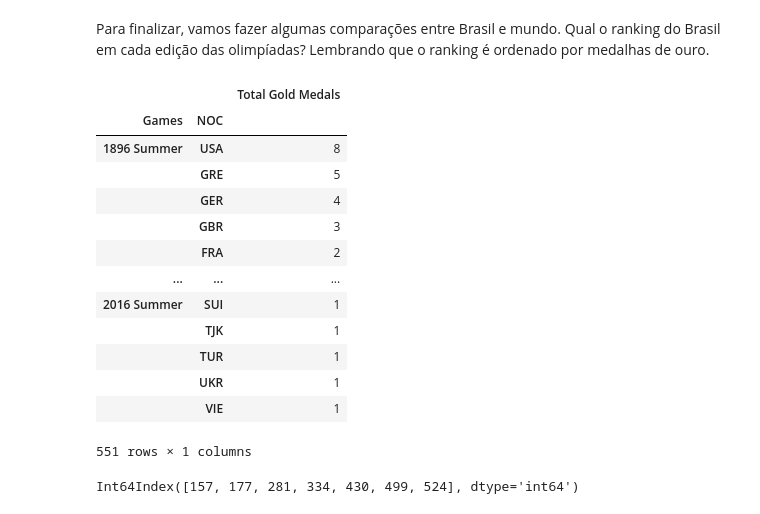
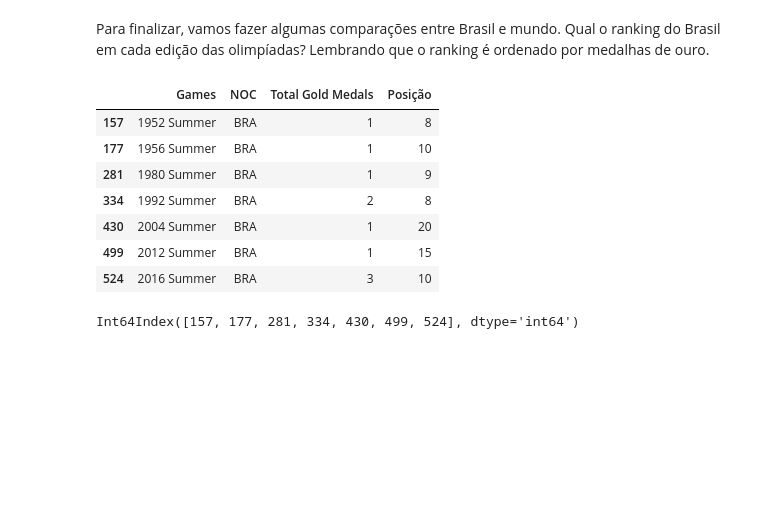
Before and after one commit to pedrobsantana/Projeto-I-Olimpiadas, a Jupyter notebook: Projeto - Pandas.ipynb, the cells around one changed output. Drawn from its saved outputs; the diff is of its cells as text; code cells hidden in the pictures; blank space fills up the shorter version.

```diff
--- a/Projeto - Pandas.ipynb
+++ b/Projeto - Pandas.ipynb
@@ -725,25 +725,23 @@ Para finalizar, vamos fazer algumas comparações entre Brasil e mundo. Qual o r
 # %%
 # considerando só os jogos de verão...
 
 df_jogos_ouro = pd.DataFrame(df_atletas_com_medalhas_evento_ouro.groupby(by = ['Games'])['NOC'].value_counts())
 df_jogos_ouro.rename(columns = {'NOC': 'Total Gold Medals'}, inplace = True)
 df_jogos_ouro_2 = df_jogos_ouro.reset_index()
-df_jogos_ouro
+df_jogos_ouro_2
+series_cumcount = df_jogos_ouro_2.groupby('Games').cumcount()
+df_jogos_ouro_2['Posição'] = series_cumcount +1
+
+df_jogos_ouro_2[df_jogos_ouro_2['NOC'] == 'BRA']
 # %% [output]
-|  |  | Total Gold Medals |
-| Games | NOC |  |
-| 1896 Summer | USA | 8 |
-|  | GRE | 5 |
-|  | GER | 4 |
-|  | GBR | 3 |
-|  | FRA | 2 |
-| ... | ... | ... |
-| 2016 Summer | SUI | 1 |
-|  | TJK | 1 |
-|  | TUR | 1 |
-|  | UKR | 1 |
-|  | VIE | 1 |
+|  | Games | NOC | Total Gold Medals | Posição |
+| 157 | 1952 Summer | BRA | 1 | 8 |
+| 177 | 1956 Summer | BRA | 1 | 10 |
+| 281 | 1980 Summer | BRA | 1 | 9 |
+| 334 | 1992 Summer | BRA | 2 | 8 |
+| 430 | 2004 Summer | BRA | 1 | 20 |
+| 499 | 2012 Summer | BRA | 1 | 15 |
+| 524 | 2016 Summer | BRA | 3 | 10 |
-551 rows × 1 columns
 # %%
 index_bra = df_jogos_ouro_2[df_jogos_ouro_2['NOC'] == 'BRA'].index
 index_bra
```
